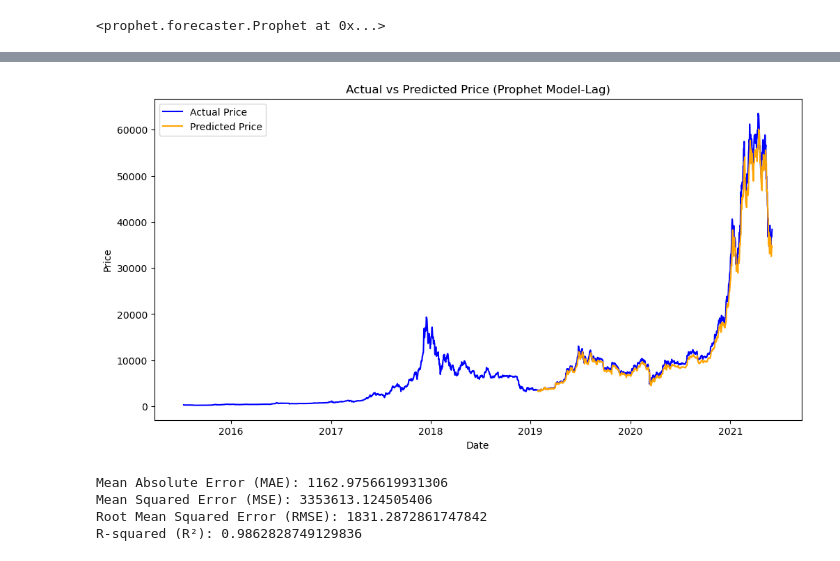
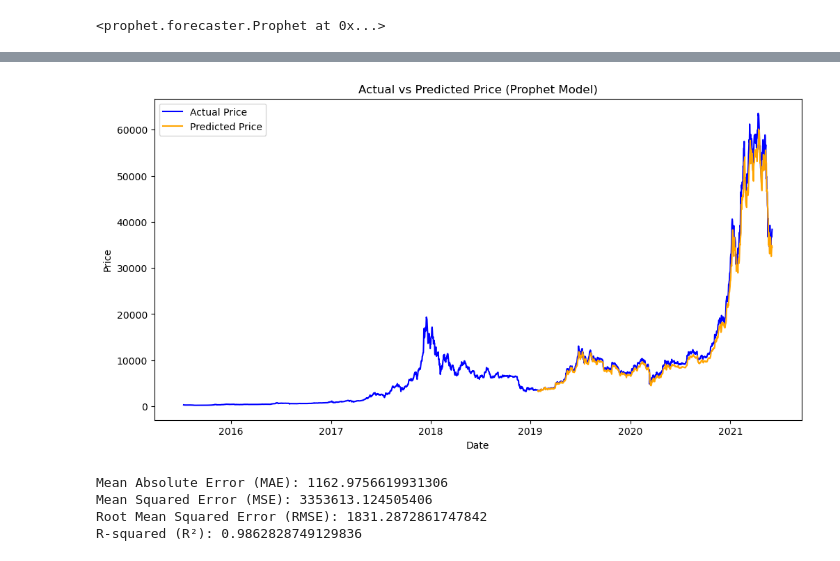
Before and after one commit to DoanNguyen2001/tap_bitcoin, a Jupyter notebook: sandesh_prophet_2.ipynb, the cells around one changed output, grey strips where cells are left out. Saved outputs shown, nothing was run; the diff lists cells and outputs as text; code cells hidden in the pictures.

```diff
--- a/sandesh_prophet_2.ipynb
+++ b/sandesh_prophet_2.ipynb
@@ -286,16 +205,8 @@ future_test_lag = test_fbp_lag[['ds','lag1_open','lag1_vol', 'lag1_change_pct']]
 forecast_fbp_lag = model_fbp_lag.predict(future_test_lag)
 # Extract the predicted values for the test period
 predictions_fbp_lag = forecast_fbp_lag[['ds', 'yhat']]
-
-
-plt.figure(figsize=(12, 6))
-plt.plot(df_n['ds'],df_n['y'], label='Actual Price', color='blue')
-plt.plot(predictions_fbp_lag['ds'], predictions_fbp_lag['yhat'], label='Predicted Price', color='orange')
-plt.xlabel('Date')
-plt.ylabel('Price')
-plt.title('Actual vs Predicted Price (Prophet Model-Lag)')
-plt.legend()
-plt.show()
-# %% [output]
-[figure, removed]
+# %%
+functions.plot_actual_vs_predicted(df_n, predictions_fbp_lag)
+# %% [output]
+[figure, added]
 # %%
```
Also changed, not shown: parts of 65 cells of this notebook, 1 other file.
